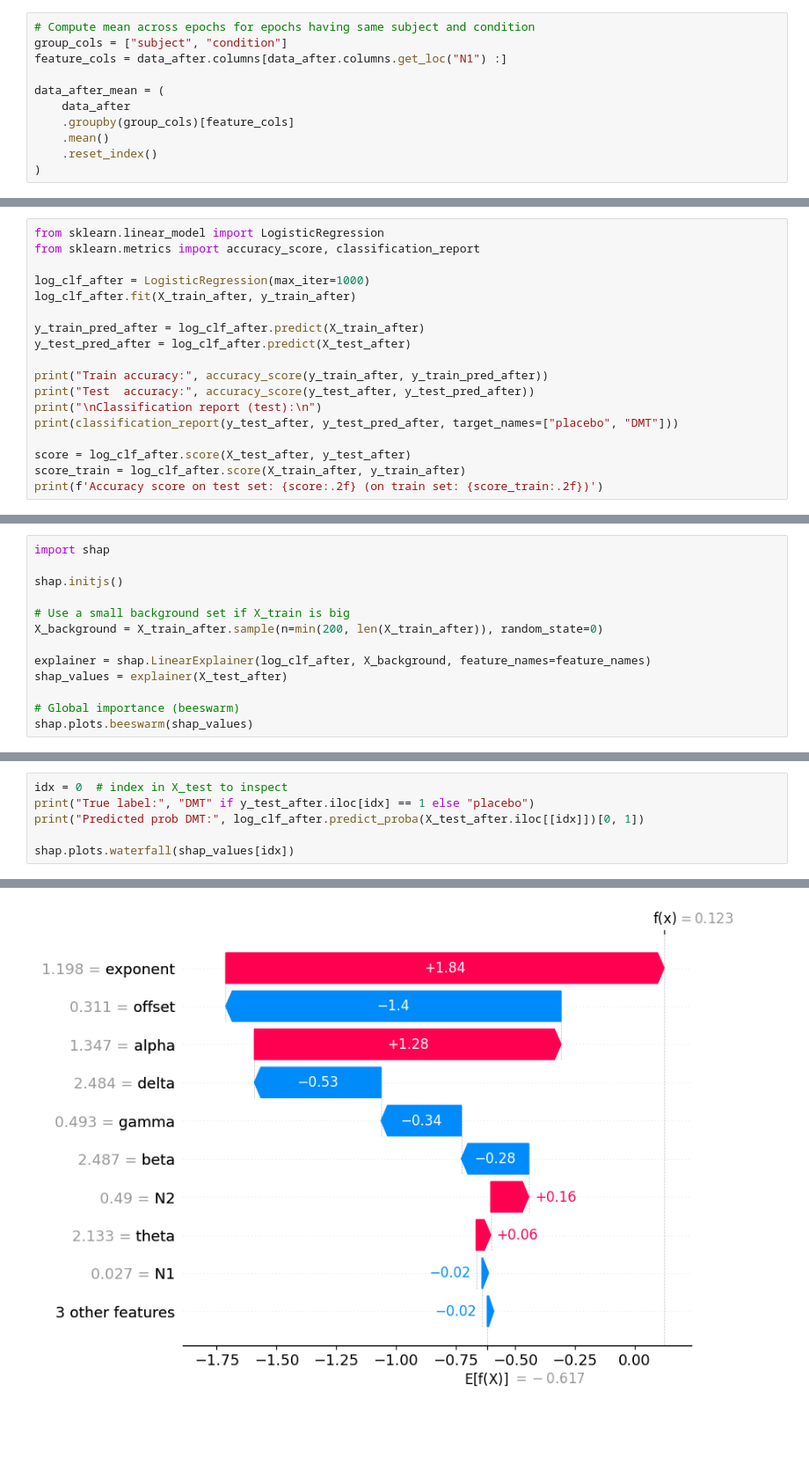
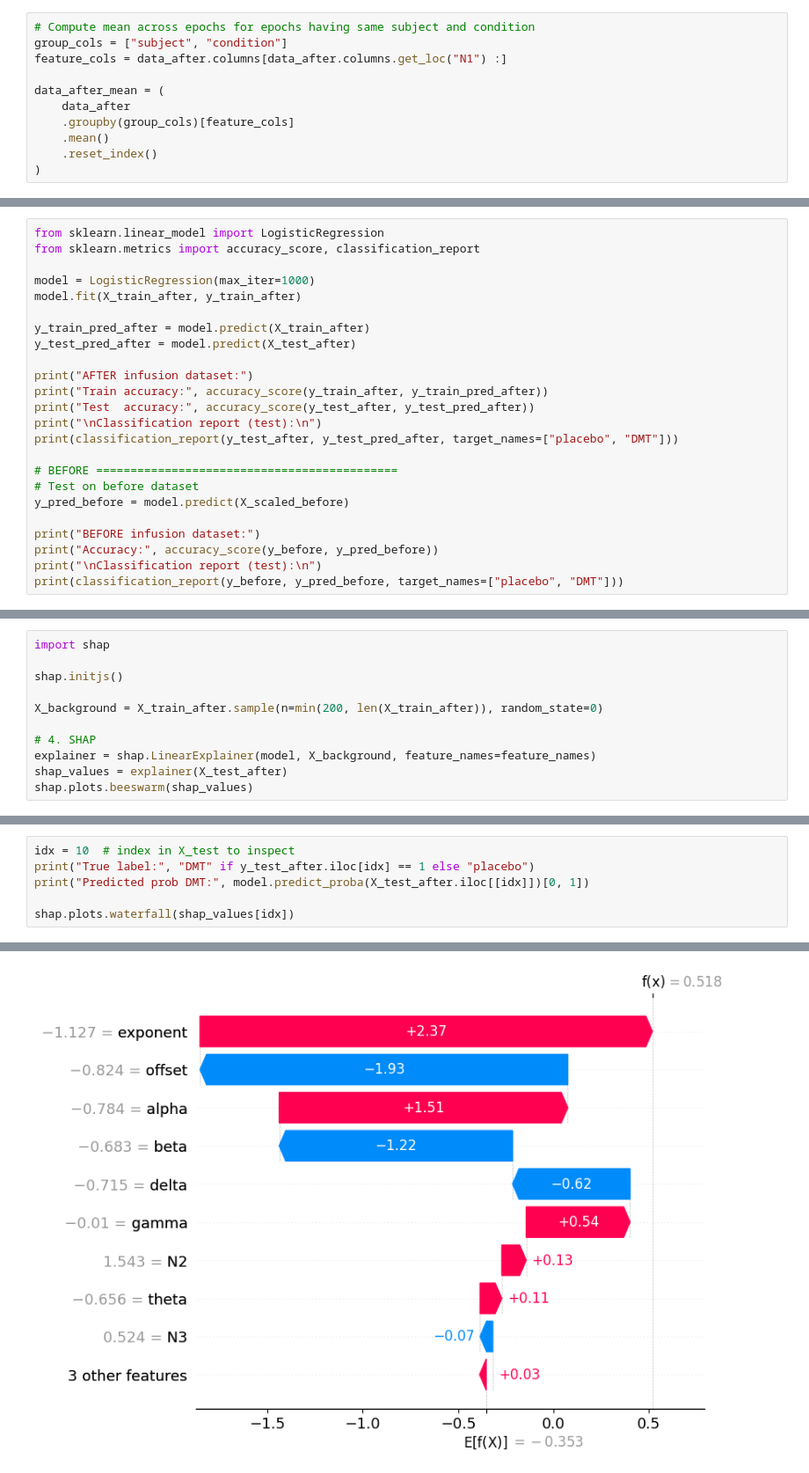
Before and after one commit to brucsk/psl-week-xai, a Jupyter notebook: project_script_logReg.ipynb, the cells around one changed output, grey strips where cells are left out. Shown at 88% size. Saved outputs shown, nothing was run; the diff lists cells and outputs as text; blank space fills up the shorter version.

```diff
--- a/project_script.ipynb
+++ b/project_script_logReg.ipynb
@@ -91,18 +132,24 @@ X_test shape: (11979, 12), y_test shape: (11979,)
 from sklearn.linear_model import LogisticRegression
 from sklearn.metrics import accuracy_score, classification_report
 
-log_clf_after = LogisticRegression(max_iter=1000)
-log_clf_after.fit(X_train_after, y_train_after)
+model = LogisticRegression(max_iter=1000)
+model.fit(X_train_after, y_train_after)
 
-y_train_pred_after = log_clf_after.predict(X_train_after)
-y_test_pred_after = log_clf_after.predict(X_test_after)
+y_train_pred_after = model.predict(X_train_after)
+y_test_pred_after = model.predict(X_test_after)
 
+print("AFTER infusion dataset:")
 print("Train accuracy:", accuracy_score(y_train_after, y_train_pred_after))
 print("Test  accuracy:", accuracy_score(y_test_after, y_test_pred_after))
 print("\nClassification report (test):\n")
 print(classification_report(y_test_after, y_test_pred_after, target_names=["placebo", "DMT"]))
 
-score = log_clf_after.score(X_test_after, y_test_after)
-score_train = log_clf_after.score(X_train_after, y_train_after)
-print(f'Accuracy score on test set: {score:.2f} (on train set: {score_train:.2f})')
+# BEFORE ============================================
+# Test on before dataset
+y_pred_before = model.predict(X_scaled_before)
+
+print("BEFORE infusion dataset:")
+print("Accuracy:", accuracy_score(y_before, y_pred_before))
+print("\nClassification report (test):\n")
+print(classification_report(y_before, y_pred_before, target_names=["placebo", "DMT"]))
 # %% [output]
@@ -139,13 +195,11 @@ import shap
 
 shap.initjs()
 
-# Use a small background set if X_train is big
 X_background = X_train_after.sample(n=min(200, len(X_train_after)), random_state=0)
 
-explainer = shap.LinearExplainer(log_clf_after, X_background, feature_names=feature_names)
+# 4. SHAP
+explainer = shap.LinearExplainer(model, X_background, feature_names=feature_names)
 shap_values = explainer(X_test_after)
-
-# Global importance (beeswarm)
 shap.plots.beeswarm(shap_values)
 # %% [output]
 [interactive output not drawn]
@@ -153,7 +207,7 @@ shap.plots.beeswarm(shap_values)
 # %%
-idx = 0  # index in X_test to inspect
+idx = 10  # index in X_test to inspect
 print("True label:", "DMT" if y_test_after.iloc[idx] == 1 else "placebo")
-print("Predicted prob DMT:", log_clf_after.predict_proba(X_test_after.iloc[[idx]])[0, 1])
+print("Predicted prob DMT:", model.predict_proba(X_test_after.iloc[[idx]])[0, 1])
 
 shap.plots.waterfall(shap_values[idx])
 # %% [output]
@@ -162 +237 @@ Predicted prob DMT: 0.530763734568025
-[figure, old version]
+[figure, new version]
```
Also changed, not shown: parts of 7 cells of this notebook, 2 other files.
